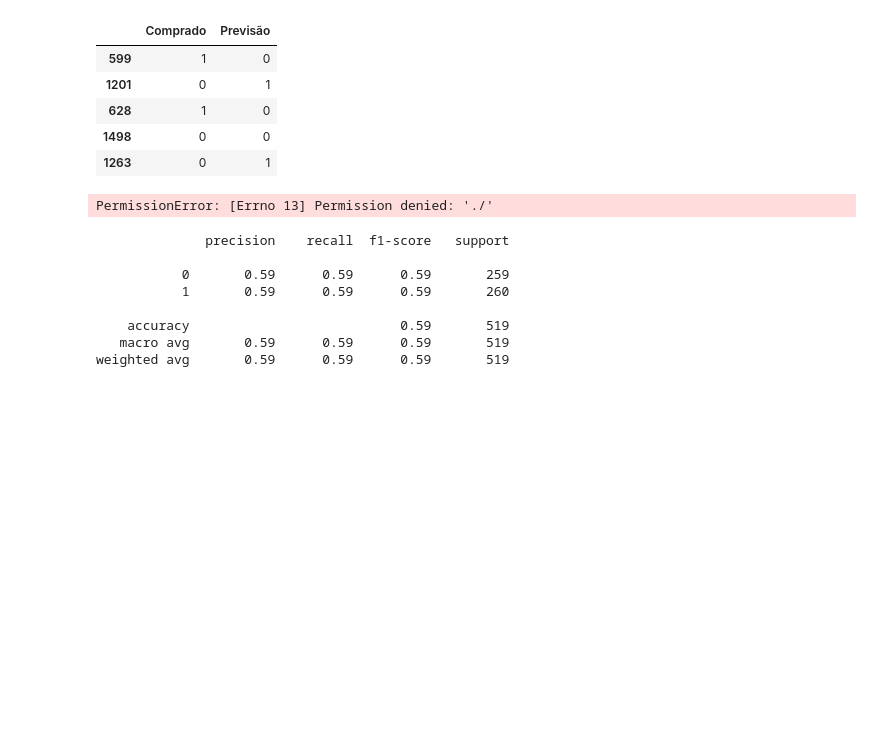
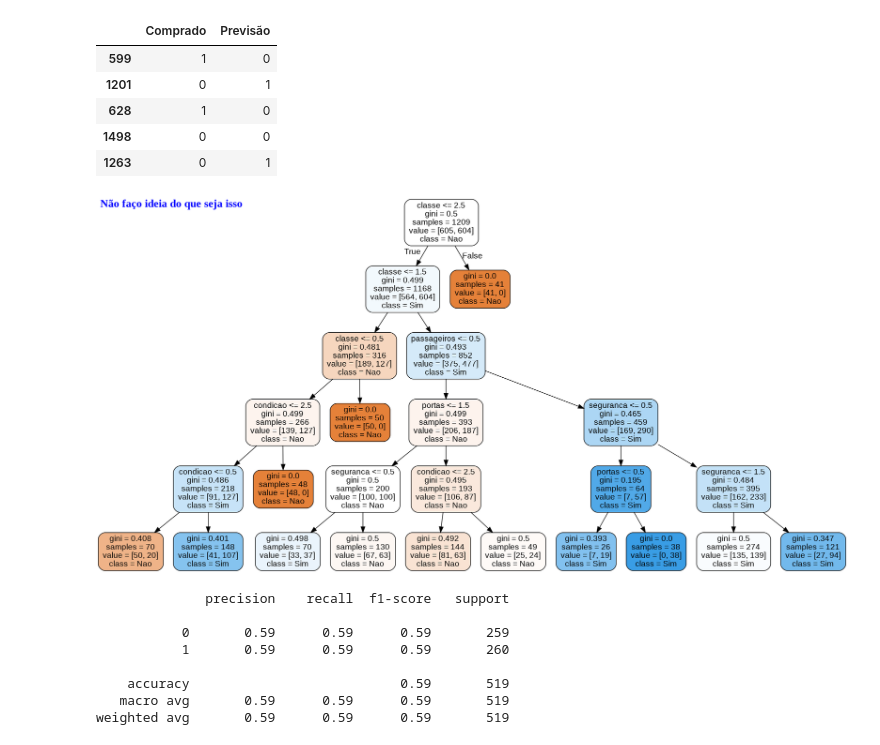
Before and after one commit to LeodeFaria/IDP, a Jupyter notebook: idp_IA2_Árvore_de_Decisão_Exercicio.ipynb, the cells around one changed output. Drawn from its saved outputs; the diff is of its cells as text; code cells hidden in the pictures; blank space fills up the shorter version.

```diff
--- a/idp_IA2_Árvore_de_Decisão_Exercicio.ipynb
+++ b/idp_IA2_Árvore_de_Decisão_Exercicio.ipynb
@@ -188,34 +167,34 @@ submetido.head()
 # %%
 # Criação dos arquivos
 submetido.to_csv('submission.csv', index=False)
 
 # Export our trained model as a .dot file
 with open("tree1.dot", 'w') as f:
      f = tree.export_graphviz(arvore_decisao,
                               out_file=f,
                               max_depth = niveis,
                               impurity = True,
                               feature_names = list(treino.drop(['comprado'], axis=1)),
                               class_names = ['Nao', 'Sim'],
                               rounded = True,
                               filled= True )
 
 #Convert .dot to .png to allow display in web notebook
-check_call(['./','-Tpng','tree1.dot','-o','tree1.png'])
+check_call(['dot','-Tpng','tree1.dot','-o','tree1.png'])
 #nao funcionou, fiz a conversao na mao.
 
 # Annotating chart with PIL
 img = Image.open("tree1.png")
 draw = ImageDraw.Draw(img)
 font = ImageFont.truetype('/usr/share/fonts/truetype/liberation/LiberationSerif-Bold.ttf', 26)
 draw.text((10, 0), # Drawing offset (position)
           'Não faço ideia do que seja isso', # Text to draw
           (0,0,255), # RGB desired color
           font=font) # ImageFont object with desired font
 img.save('sample-out.png')
 PImage("sample-out.png")
 # %% [output]
-PermissionError: [Errno 13] Permission denied: './'
+[figure, added]
 # %%
 print(classification_report(y_teste,y_predicao))
 # %% [output]
```
Also changed, not shown: parts of 4 cells of this notebook.
